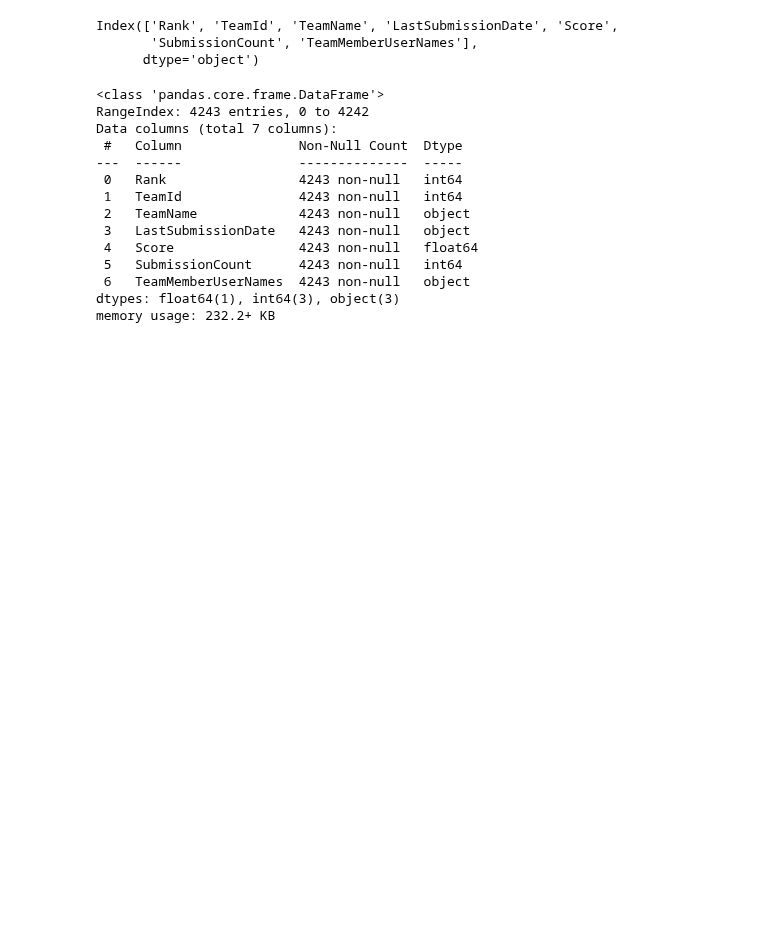
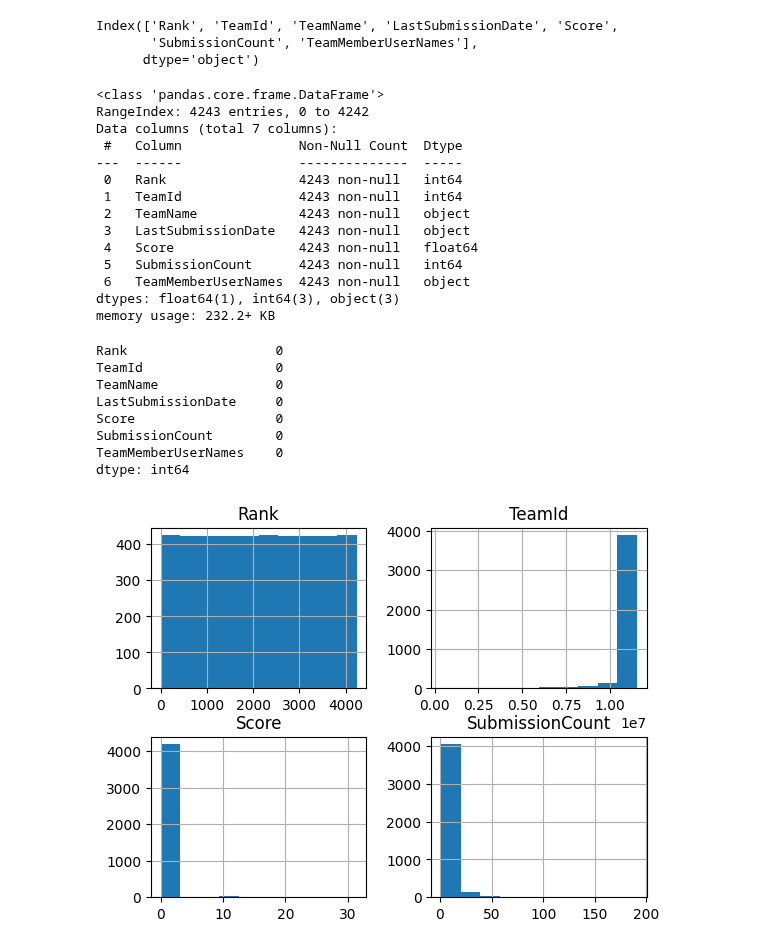
Before and after one commit to MuhammadRehanKhalid/Data_Science_AI, a Jupyter notebook: Comprtition_House_Prices/House_Price.ipynb, the cells around one changed output. Cells and saved outputs as stored; diff of their text form; code cells hidden in the pictures; blank space fills up the shorter version.

```diff
--- a/Comprtition_House_Prices/House_Price.ipynb
+++ b/Comprtition_House_Prices/House_Price.ipynb
@@ -38,3 +38,16 @@ Data columns (total 7 columns):
  6   TeamMemberUserNames  4243 non-null   object
 dtypes: float64(1), int64(3), object(3)
 memory usage: 232.2+ KB
+# %%
+df.hist()
+df.isnull().sum()
+# %% [output]
+Rank                   0
+TeamId                 0
+TeamName               0
+LastSubmissionDate     0
+Score                  0
+SubmissionCount        0
+TeamMemberUserNames    0
+dtype: int64
+[figure, added]
```
Also changed, not shown: parts of 1 cell of this notebook.
